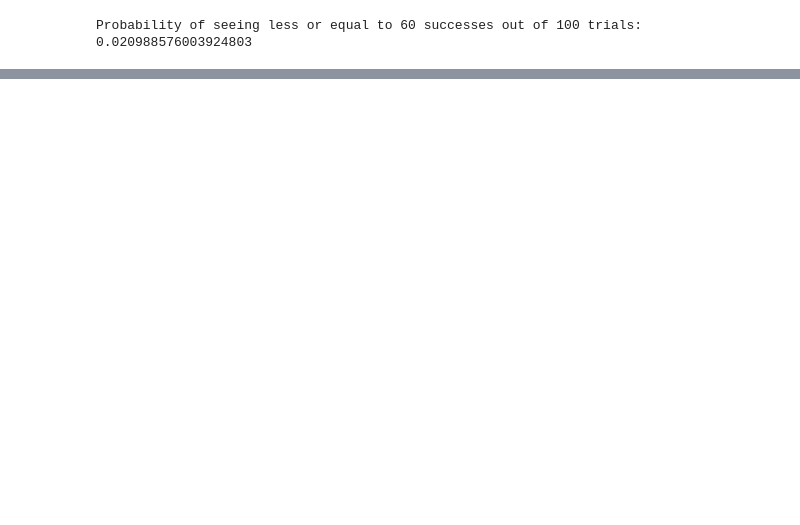
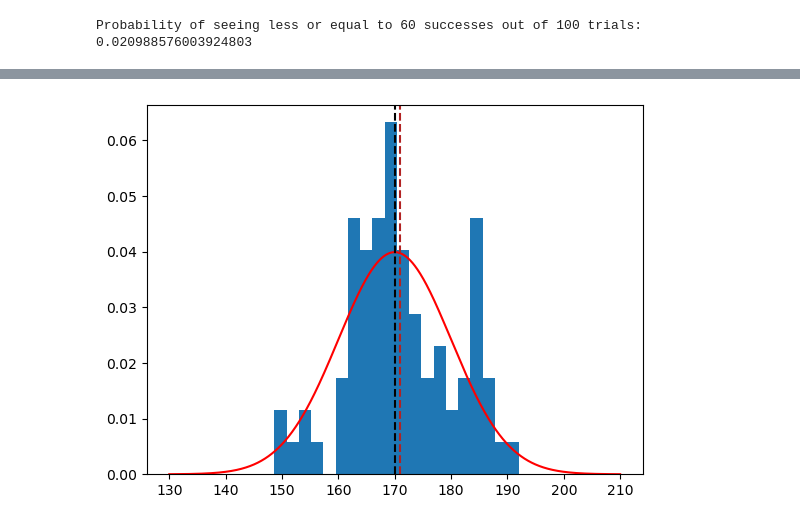
Before and after one commit to febse/stat2024, a Jupyter notebook: 13-Testing.ipynb, the cells around one changed output, grey strips where cells are left out. Drawn from its saved outputs; the diff is of its cells as text; code cells hidden in the pictures; blank space fills up the shorter version.

```diff
--- a/13-Testing.ipynb
+++ b/13-Testing.ipynb
@@ -64,0 +93,22 @@ Probability of seeing less or equal to 60 successes out of 100 trials (normal ap
+# %%
+import matplotlib.pyplot as plt
+
+# Simulate 80 draws from a normal distribution with mean 170 and standard deviation 10
+
+n = 80
+mu = 170
+sigma = 10
+
+sample = np.random.normal(mu, sigma, n)
+
+# Plot the histogram of the sample and overlay the density of the normal distribution
+
+plt.hist(sample, bins = 20, density = True)
+x = np.linspace(130, 210, 1000)
+y = stats.norm.pdf(x, mu, sigma)
+plt.plot(x, y, 'r')
+plt.axvline(x = mu, color = 'black', linestyle = '--')
+plt.axvline(x = sample.mean(), color = 'firebrick', linestyle = '--')
+plt.show()
+# %% [output]
+[figure, added]
```
Also changed, not shown: parts of 13 cells of this notebook.
